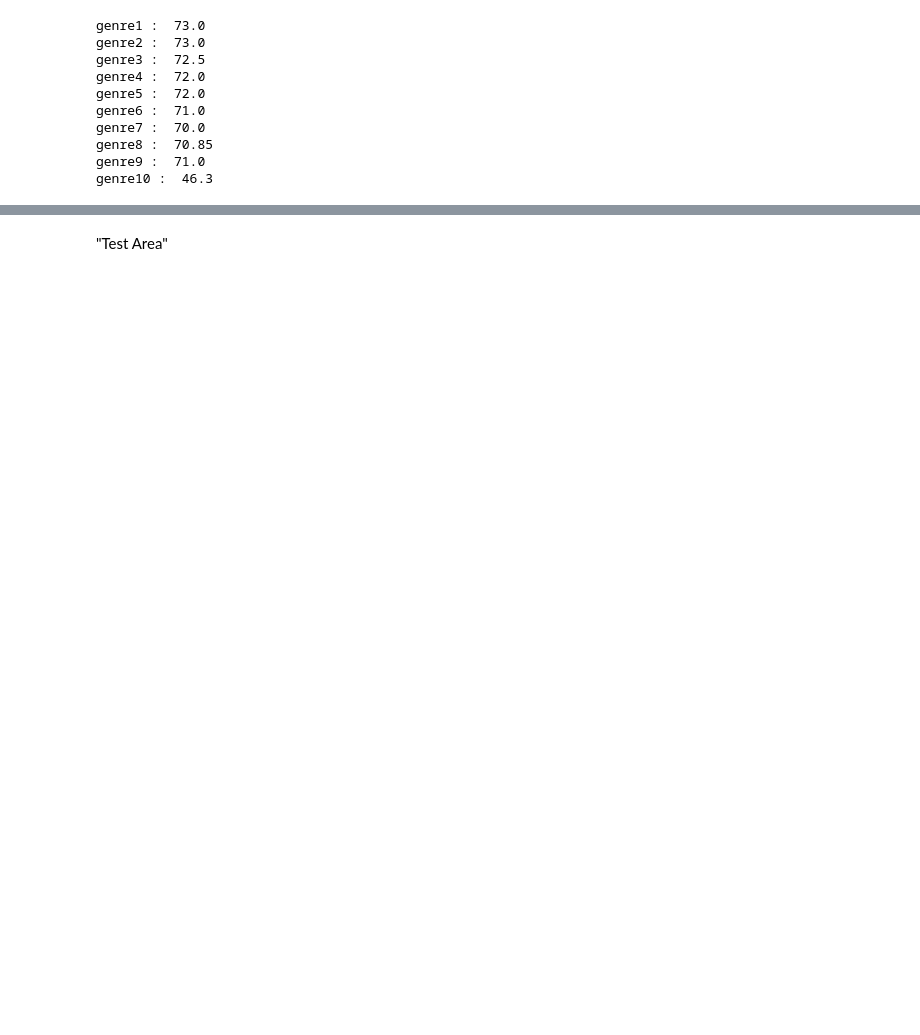
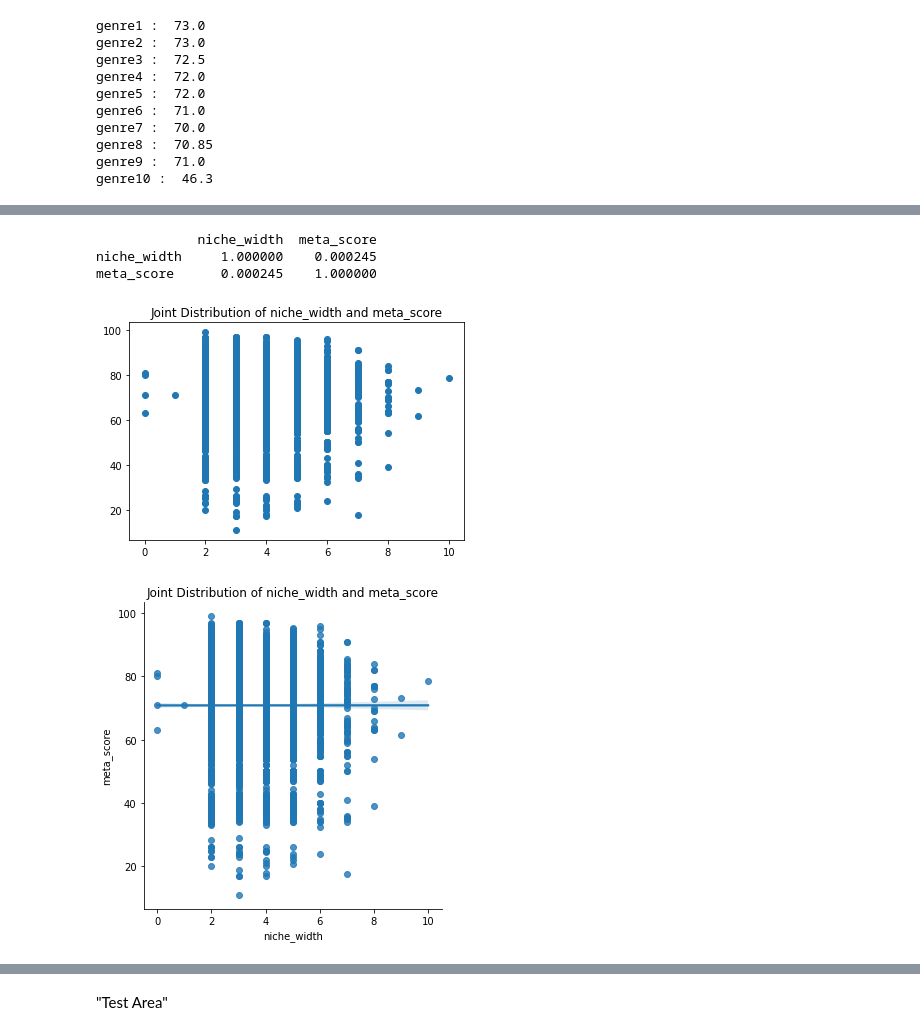
Before and after one commit to Marek-TL/BachelorThesis, a Jupyter notebook: bachelor_notebook.ipynb, the cells around one changed output, grey strips where cells are left out. Cells and saved outputs as stored; diff of their text form; code cells hidden in the pictures; blank space fills up the shorter version.

```diff
--- a/bachelor_notebook.ipynb
+++ b/bachelor_notebook.ipynb
@@ -391,3 +408,11 @@ metacrit_data
 # Hypothese 1:
 # %% [markdown]
 ### Vorbereitungen:
+# %%
+# Setze die Missing Values in den genre Spalten als 0 fest um Rechnungen zu ermöglichen
+x=1
+while x<11:
+    print(("genre"+str(x))+ " vorher: " + str(metacrit_data[("genre"+str(x))].count()))
+    metacrit_data[("genre"+str(x))]=metacrit_data[("genre"+str(x))].replace(np.nan, 0)
+    print(("genre"+str(x))+ " nachher: " + str(metacrit_data[("genre"+str(x))].count()))
+    x=x+1
@@ -525,0 +569,23 @@ genre10 :  46.3
+# %%
+#Korrelation Meta_Score:
+x="niche_width"
+y="meta_score"
+
+    #Only the scatterplot:
+plt.scatter(x = metacrit_data[x], y = metacrit_data[y])       #The needed Variables are set as dependent and independent:
+plt.title("Joint Distribution of "+x+  " and "+y )      #The Titel of the visual
+plt.savefig("Pictures/scatterplot_"+x+"_"+y+ ".jpg")    #Saves the picture at the end
+
+
+    #Scatterplot and correlation line
+sns.lmplot(x, y, data=metacrit_data)                       #The needed Variables are set as dependent and independent:
+plt.title("Joint Distribution of "+x+  " and "+y )      #The Titel of the visual
+plt.savefig("Pictures/correlation_"+x+"_"+y+ ".jpg")    #Saves the picture at the end
+
+print(metacrit_data[[x,y]].dropna().corr())
+# %% [output]
+             niche_width  meta_score
+niche_width     1.000000    0.000245
+meta_score      0.000245    1.000000
+[figure, added]
+[figure, added]
```
Also changed, not shown: parts of 49 cells of this notebook, 7 other files.
